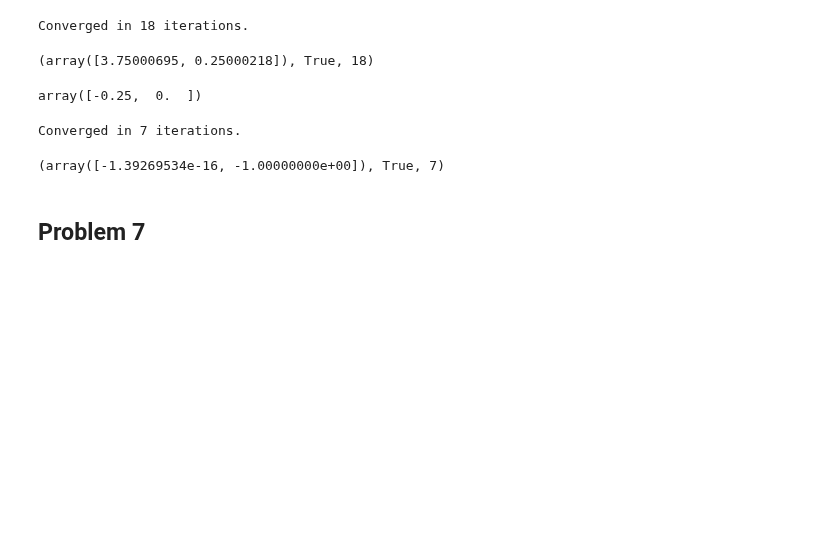
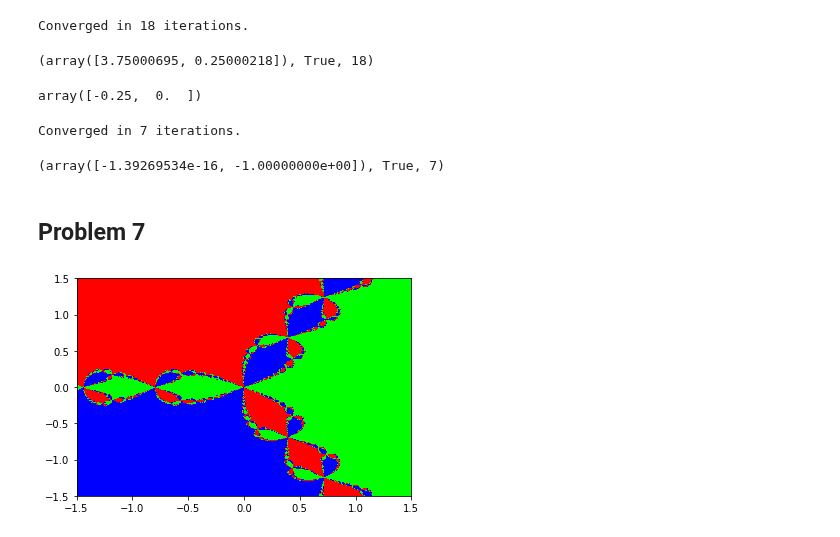
Before and after one commit to natashawatkins/BootCamp2018, a Jupyter notebook: Probsets/Comp/Probset6/newton.ipynb, the cells around one changed output. Cells and saved outputs as stored; diff of their text form; code cells hidden in the pictures; blank space fills up the shorter version.

```diff
--- a/Probsets/Comp/Probset6/newton.ipynb
+++ b/Probsets/Comp/Probset6/newton.ipynb
@@ -223,7 +223,40 @@ Converged in 7 iterations.
 (array([-1.39269534e-16, -1.00000000e+00]), True, 7)
 # %% [markdown]
 ## Problem 7
-# %%
-def basins(f, f_prime, zeros, r_min, r_max,
-           i_min, i_max, res, iters):
-    X_0 =
+# %%
+def basins(f, f_prime, zeros, r_min, r_max,
+           i_min, i_max, res, iters, tol=1e-5):
+
+    x_real = np.linspace(r_min, r_max, res)
+    x_imag = np.linspace(i_min, i_max, res)
+    X_real, X_imag = np.meshgrid(x_real, x_imag)
+    X_0 = X_real + 1j * X_imag
+
+    i = 0
+    diff = 1e3
+
+    while diff > tol and i < iters:
+        X_new = X_0 - f(X_0) / f_prime(X_0)
+        diff = norm(X_new - X_0)
+        X_0 = X_new
+        i += 1
+
+    Y = np.zeros_like(X_0, dtype=int)
+    diffs = 1e3 * np.ones_like(X_0, dtype=int)
+
+    for r_id, R in enumerate(zeros):
+        diffs_new = np.abs(X_0 - R)
+        Y[diffs_new < diffs] = r_id
+        diffs = diffs_new
+
+    plt.pcolormesh(X_real, X_imag, Y, cmap='brg')
+    plt.show()
+# %%
+f = lambda x: x**3 - 1
+f_prime = lambda x: 3 * x**2
+zeros = np.array([-1/2 - np.sqrt(3) / 2 * 1j,
+                  -1/2 + np.sqrt(3) / 2 * 1j, 1])
+
+basins(f, f_prime, zeros, -1.5, 1.5, -1.5, 1.5, 500, 50)
+# %% [output]
+[figure, added]
```
Also changed, not shown: parts of 1 cell of this notebook.
